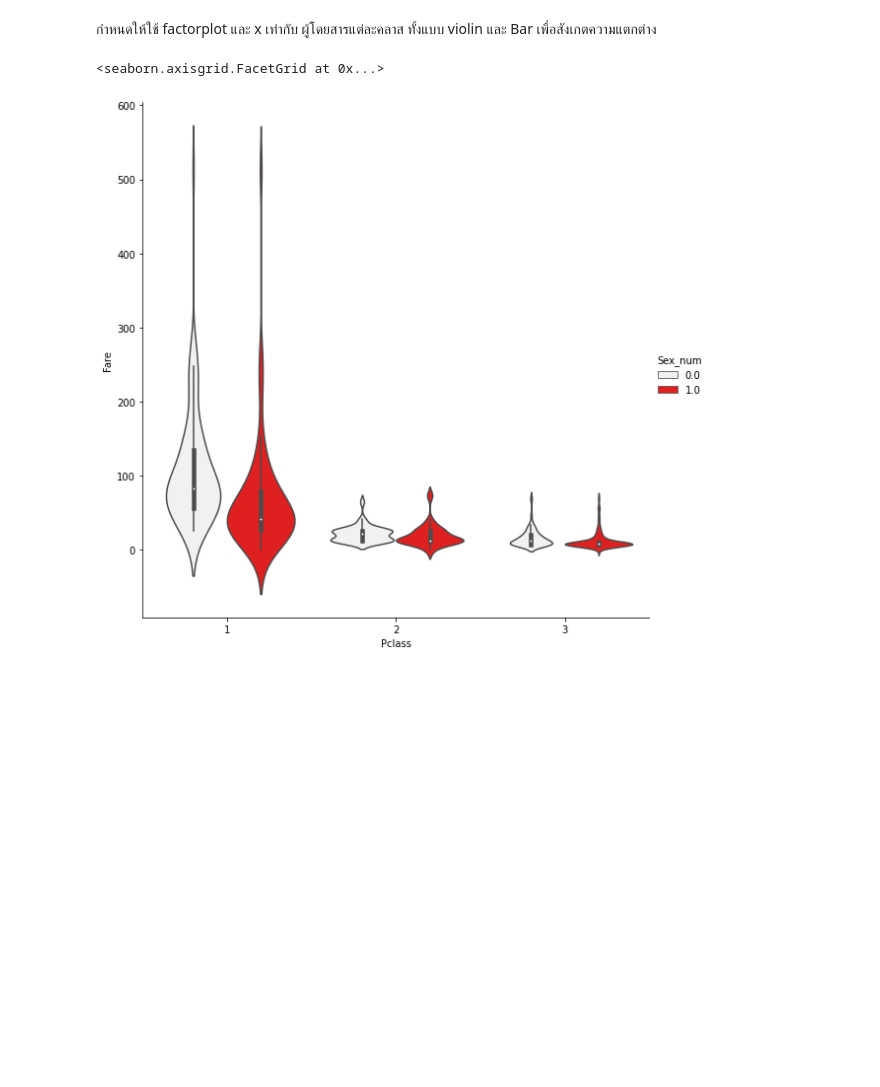
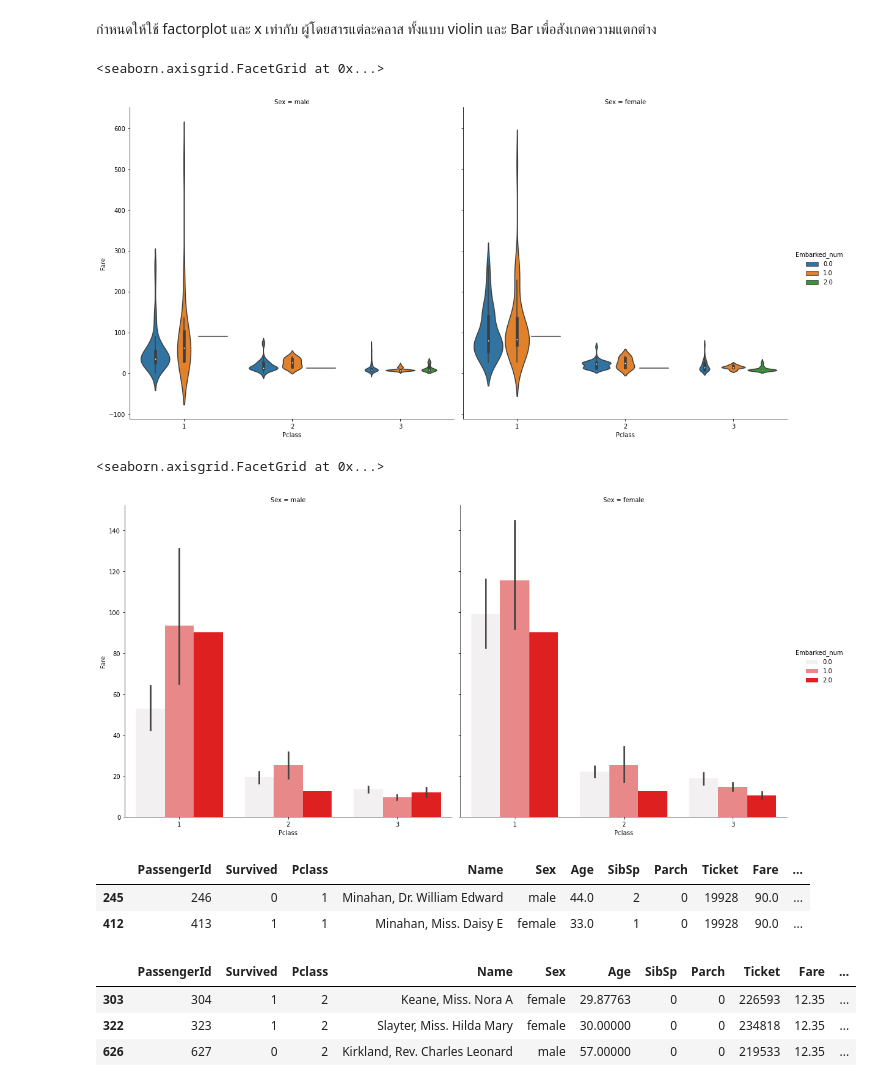
Before and after one commit to firstnapat/Titanic_Project, a Jupyter notebook: Python-for-data-science-beginners/Titanic-Workshop.ipynb, the cells around one changed output. Cells and saved outputs as stored; diff of their text form; code cells hidden in the pictures; blank space fills up the shorter version.

```diff
--- a/Python-for-data-science-beginners/Titanic-Workshop.ipynb
+++ b/Python-for-data-science-beginners/Titanic-Workshop.ipynb
@@ -917,7 +917,25 @@ sns.factorplot(x='Pclass',y='Fare',hue='Sex_num',col='Survived',data=df_pre,kind
 # %% [markdown]
 กำหนดให้ใช้ factorplot และ x เท่ากับ ผู้โดยสารแต่ละคลาส ทั้งแบบ violin และ Bar เพื่อสังเกตความแตกต่าง
 # %%
-sns.factorplot(x='Pclass',y='Fare',hue='Sex_num',data=df_pre,kind='violin',size=8,color='red')
+sns.factorplot(x='Pclass',y='Fare',hue='Embarked_num',col='Sex',data=df_pre,kind='violin',size=8)
 # %% [output]
 <seaborn.axisgrid.FacetGrid at 0x...>
-[figure, old version]
+[figure, new version]
+# %%
+sns.factorplot(x='Pclass',y='Fare',hue='Embarked_num',col='Sex',data=df_pre,kind='bar',size=8,color='red')
+# %% [output]
+<seaborn.axisgrid.FacetGrid at 0x...>
+[figure, added]
+# %%
+df_pre.loc[(df_pre['Embarked']=='Q')&(df_pre['Pclass']==1)]
+# %% [output]
+|  | PassengerId | Survived | Pclass | Name | Sex | Age | SibSp | Parch | Ticket | Fare | ... |
+| 245 | 246 | 0 | 1 | Minahan, Dr. William Edward | male | 44.0 | 2 | 0 | 19928 | 90.0 | ... |
+| 412 | 413 | 1 | 1 | Minahan, Miss. Daisy E | female | 33.0 | 1 | 0 | 19928 | 90.0 | ... |
+# %%
+df_pre.loc[(df_pre['Embarked']=='Q')&(df_pre['Pclass']==2)]
+# %% [output]
+|  | PassengerId | Survived | Pclass | Name | Sex | Age | SibSp | Parch | Ticket | Fare | ... |
+| 303 | 304 | 1 | 2 | Keane, Miss. Nora A | female | 29.87763 | 0 | 0 | 226593 | 12.35 | ... |
+| 322 | 323 | 1 | 2 | Slayter, Miss. Hilda Mary | female | 30.00000 | 0 | 0 | 234818 | 12.35 | ... |
+| 626 | 627 | 0 | 2 | Kirkland, Rev. Charles Leonard | male | 57.00000 | 0 | 0 | 219533 | 12.35 | ... |
```
Also changed, not shown: parts of 1 cell of this notebook.
